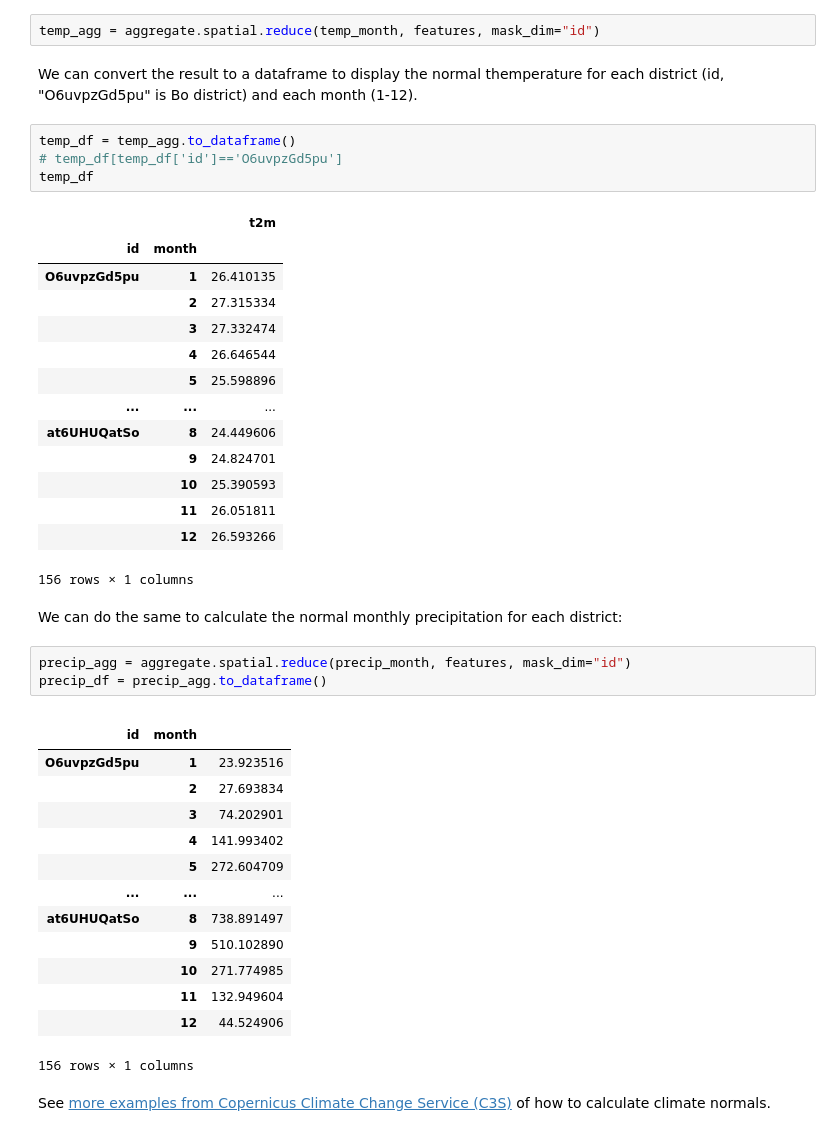
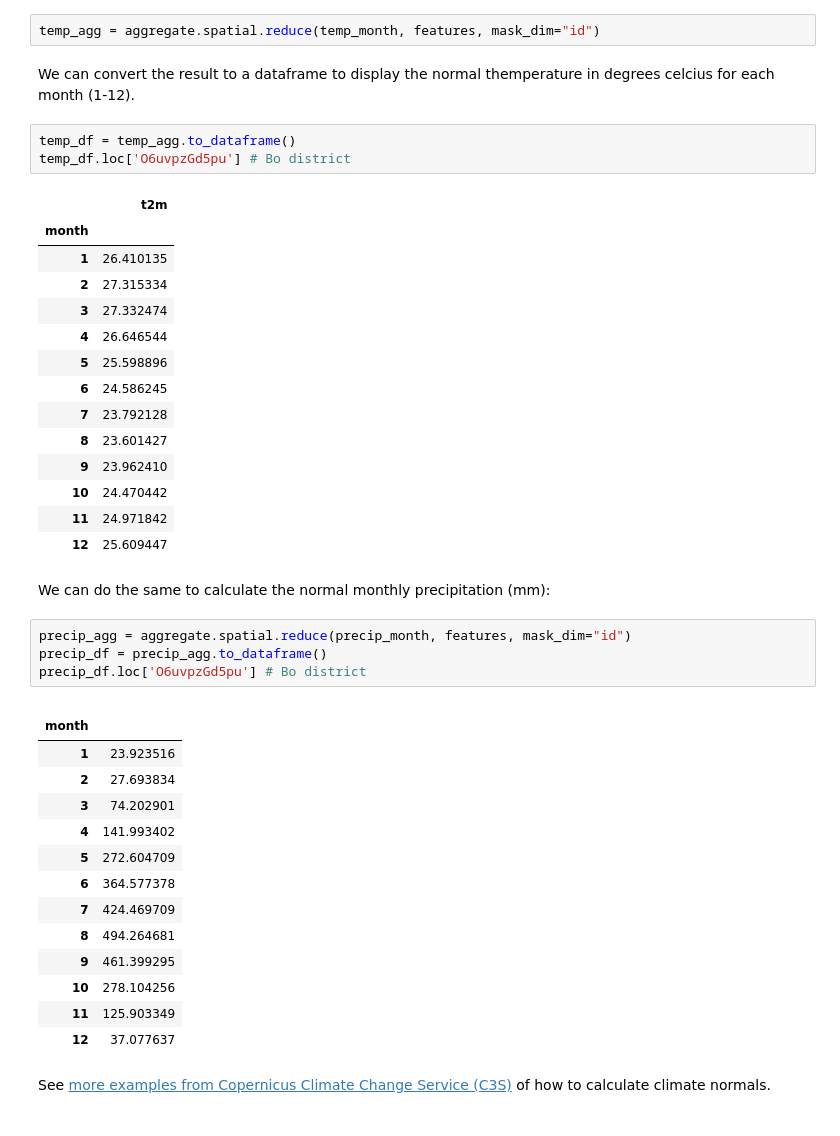
Before and after one commit to dhis2/climate-tools, a Jupyter notebook: docs/analysis/climate-normals.ipynb, the cells around one changed output. Cells and saved outputs as stored; diff of their text form.

Commit message:
Display climate normals

```diff
--- a/docs/analysis/climate-normals.ipynb
+++ b/docs/analysis/climate-normals.ipynb
@@ -140,45 +140,45 @@ To aggregate the temperature data to the org unit features we use the aggregate
 # %%
 temp_agg = aggregate.spatial.reduce(temp_month, features, mask_dim="id")
 # %% [markdown]
-We can convert the result to a dataframe to display the normal themperature for each district (id, "O6uvpzGd5pu" is Bo district) and each month (1-12).
+We can convert the result to a dataframe to display the normal themperature in degrees celcius for each month (1-12).
 # %%
 temp_df = temp_agg.to_dataframe()
-# temp_df[temp_df['id']=='O6uvpzGd5pu']
-temp_df
+temp_df.loc['O6uvpzGd5pu'] # Bo district
 # %% [output]
-|  |  | t2m |
-| id | month |  |
-| O6uvpzGd5pu | 1 | 26.410135 |
-|  | 2 | 27.315334 |
-|  | 3 | 27.332474 |
-|  | 4 | 26.646544 |
-|  | 5 | 25.598896 |
-| ... | ... | ... |
-| at6UHUQatSo | 8 | 24.449606 |
-|  | 9 | 24.824701 |
-|  | 10 | 25.390593 |
-|  | 11 | 26.051811 |
-|  | 12 | 26.593266 |
+|  | t2m |
+| month |  |
+| 1 | 26.410135 |
+| 2 | 27.315334 |
+| 3 | 27.332474 |
+| 4 | 26.646544 |
+| 5 | 25.598896 |
+| 6 | 24.586245 |
+| 7 | 23.792128 |
+| 8 | 23.601427 |
+| 9 | 23.962410 |
+| 10 | 24.470442 |
+| 11 | 24.971842 |
+| 12 | 25.609447 |
-156 rows × 1 columns
 # %% [markdown]
-We can do the same to calculate the normal monthly precipitation for each district:
+We can do the same to calculate the normal monthly precipitation (mm):
 # %%
 precip_agg = aggregate.spatial.reduce(precip_month, features, mask_dim="id")
 precip_df = precip_agg.to_dataframe()
+precip_df.loc['O6uvpzGd5pu'] # Bo district
 # %% [output]
-|  |  |  |
-| id | month |  |
-| O6uvpzGd5pu | 1 | 23.923516 |
-|  | 2 | 27.693834 |
-|  | 3 | 74.202901 |
-|  | 4 | 141.993402 |
-|  | 5 | 272.604709 |
-| ... | ... | ... |
-| at6UHUQatSo | 8 | 738.891497 |
-|  | 9 | 510.102890 |
-|  | 10 | 271.774985 |
-|  | 11 | 132.949604 |
-|  | 12 | 44.524906 |
+|  |  |
+| month |  |
+| 1 | 23.923516 |
+| 2 | 27.693834 |
+| 3 | 74.202901 |
+| 4 | 141.993402 |
+| 5 | 272.604709 |
+| 6 | 364.577378 |
+| 7 | 424.469709 |
+| 8 | 494.264681 |
+| 9 | 461.399295 |
+| 10 | 278.104256 |
+| 11 | 125.903349 |
+| 12 | 37.077637 |
-156 rows × 1 columns
 # %% [markdown]
 See [more examples from Copernicus Climate Change Service (C3S)](https://ecmwf-projects.github.io/copernicus-training-c3s/reanalysis-climatology.html) of how to calculate climate normals.
```
